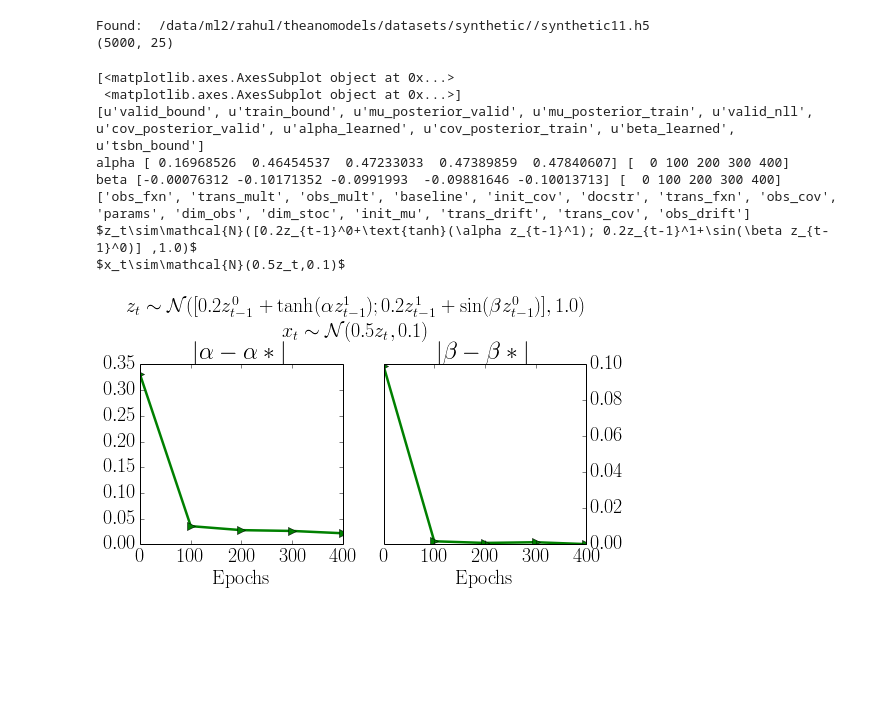
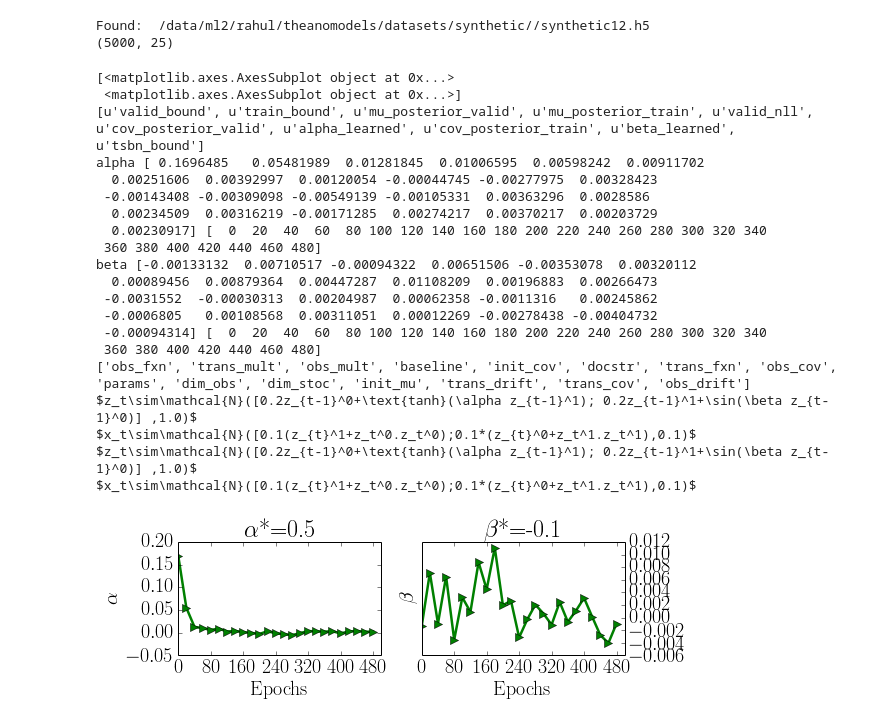
Before and after one commit to clinicalml/structuredinference, a Jupyter notebook: ipynb/synthetic/VisualizeSynthetic-fast.ipynb, the cells around one changed output. Drawn from its saved outputs; the diff is of its cells as text; code cells hidden in the pictures; blank space fills up the shorter version.

```diff
--- a/ipynb/synthetic/VisualizeSynthetic-fast.ipynb
+++ b/ipynb/synthetic/VisualizeSynthetic-fast.ipynb
@@ -22,7 +22,7 @@ from utils.misc import getPYDIR,getConfigFile,readPickle
 #visualize synthetic results
 
 #dataset = 'synthetic10';maxEPOCH = 1000
-dataset = 'synthetic11';maxEPOCH = 400
+dataset = 'synthetic12';maxEPOCH = 400
 
 SAVEDIR = '../../expt-synthetic-fast/chkpt-'+dataset
 DATADIR = getPYDIR()+'/datasets/synthetic/'
@@ -57,7 +57,7 @@ print dset['mask_train'].shape
 #Visualize the train rmse/bound and validation rmse/bound
 #Visualize train reconstructions and validation reconstructions
 # %% [output]
-Found:  /data/ml2/rahul/theanomodels/datasets/synthetic//synthetic11.h5
+Found:  /data/ml2/rahul/theanomodels/datasets/synthetic//synthetic12.h5
 (5000, 25)
 # %%
 print params_synthetic.keys()
@@ -93,51 +93,65 @@ colors['KF'] = '#C0C0C0'
 
 Nparams = len(dset_params)
 
-fig_train,axlist_train = plt.subplots(1,Nparams,figsize = (8,4))
+fig_train,axlist_train = plt.subplots(1,Nparams,figsize = (8,3))
 if Nparams==1:
     axlist_train =[axlist_train]
 else:
     axlist_train = axlist_train.ravel()
 print axlist_train
 
 for f in glob.glob(SAVEDIR+'/*'+paramconfig+'*-final.h5'):
     code     = getCode(f)
     synthData= getHDF5Data(DATADIR+'/'+dataset+'.h5')
     alldata  = getHDF5Data(f)
     print alldata.keys()
     params  = readPickle(getConfigFile(f))[0]
     for idx,k in enumerate(dset_params):
         assert k+'_learned' in alldata,'Expecting '+str(k)
         X       = np.arange(0,alldata['train_bound'].shape[0],params['savefreq'])
         Y       = alldata[k+'_learned']
         Y_se    = np.abs(Y-dset_params[k])
-        plotBounds(axlist_train[idx],X,Y_se,colors[code], markers[code],label = code)
+        plotBounds(axlist_train[idx],X,Y,colors[code], markers[code],label = code)
         print k,Y,X
 
 print params_synthetic[dataset].keys()
 for idx,k in enumerate(dset_params):
     ax = axlist_train[idx]
     ax.set_xlabel('Epochs')
-    ax.set_xticks(X)
+    ax.set_xticks(X[::4])
     #ax.set_ylabel(k)
     if (idx+1)%2==0:
         ax.yaxis.tick_right()
-    #ax.set_title(k+'*='+str(dset_params[k]))
-    ax.set_title('$|\\'+k+'-\\'+k+'*'+'|$')
+    ax.set_title('$\\'+k+'$*='+str(dset_params[k]))
+    ax.set_ylabel('$\\'+k+'$')
+    #ax.set_title('$|\\'+k+'-\\'+k+'*'+'|$')
 print params_synthetic[dataset]['docstr']
-plt.suptitle(params_synthetic[dataset]['docstr'])
-plt.subplots_adjust(top=0.75)
-plt.savefig('param-estimation.pdf',bbox_inches='tight')
+#plt.suptitle(params_synthetic[dataset]['docstr'])
+plt.subplots_adjust(top=0.65)
+plt.savefig('param-estimation-'+dataset+'.pdf',bbox_inches='tight')
+print params_synthetic[dataset]['docstr']
 # %% [output]
 [<matplotlib.axes.AxesSubplot object at 0x...>
  <matplotlib.axes.AxesSubplot object at 0x...>]
 [u'valid_bound', u'train_bound', u'mu_posterior_valid', u'mu_posterior_train', u'valid_nll', u'cov_posterior_valid', u'alpha_learned', u'cov_posterior_train', u'beta_learned', u'tsbn_bound']
-alpha [ 0.16968526  0.46454537  0.47233033  0.47389859  0.47840607] [  0 100 200 300 400]
-beta [-0.00076312 -0.10171352 -0.0991993  -0.09881646 -0.10013713] [  0 100 200 300 400]
+alpha [ 0.1696485   0.05481989  0.01281845  0.01006595  0.00598242  0.00911702
+  0.00251606  0.00392997  0.00120054 -0.00044745 -0.00277975  0.00328423
+ -0.00143408 -0.00309098 -0.00549139 -0.00105331  0.00363296  0.0028586
+  0.00234509  0.00316219 -0.00171285  0.00274217  0.00370217  0.00203729
+  0.00230917] [  0  20  40  60  80 100 120 140 160 180 200 220 240 260 280 300 320 340
+ 360 380 400 420 440 460 480]
+beta [-0.00133132  0.00710517 -0.00094322  0.00651506 -0.00353078  0.00320112
+  0.00089456  0.00879364  0.00447287  0.01108209  0.00196883  0.00266473
+ -0.0031552  -0.00030313  0.00204987  0.00062358 -0.0011316   0.00245862
+ -0.0006805   0.00108568  0.00311051  0.00012269 -0.00278438 -0.00404732
+ -0.00094314] [  0  20  40  60  80 100 120 140 160 180 200 220 240 260 280 300 320 340
+ 360 380 400 420 440 460 480]
 ['obs_fxn', 'trans_mult', 'obs_mult', 'baseline', 'init_cov', 'docstr', 'trans_fxn', 'obs_cov', 'params', 'dim_obs', 'dim_stoc', 'init_mu', 'trans_drift', 'trans_cov', 'obs_drift']
 $z_t\sim\mathcal{N}([0.2z_{t-1}^0+\text{tanh}(\alpha z_{t-1}^1); 0.2z_{t-1}^1+\sin(\beta z_{t-1}^0)] ,1.0)$
-$x_t\sim\mathcal{N}(0.5z_t,0.1)$
+$x_t\sim\mathcal{N}([0.1(z_{t}^1+z_t^0.z_t^0);0.1*(z_{t}^0+z_t^1.z_t^1),0.1)$
+$z_t\sim\mathcal{N}([0.2z_{t-1}^0+\text{tanh}(\alpha z_{t-1}^1); 0.2z_{t-1}^1+\sin(\beta z_{t-1}^0)] ,1.0)$
+$x_t\sim\mathcal{N}([0.1(z_{t}^1+z_t^0.z_t^0);0.1*(z_{t}^0+z_t^1.z_t^1),0.1)$
-[figure, old version]
+[figure, new version]
 # %%
 getepoch = re.compile("-EP(.*)-")
 MAXEPOCH = 200
```
